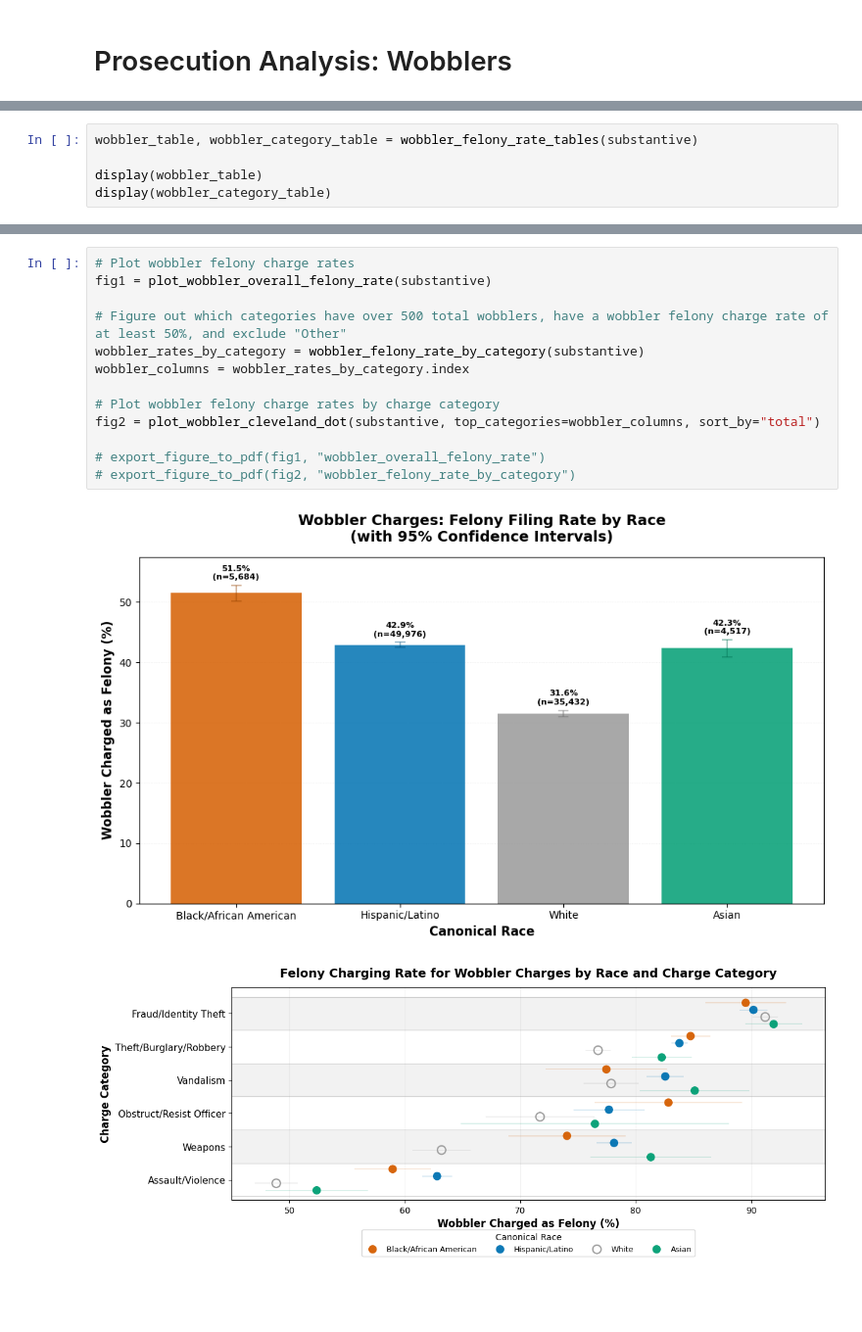
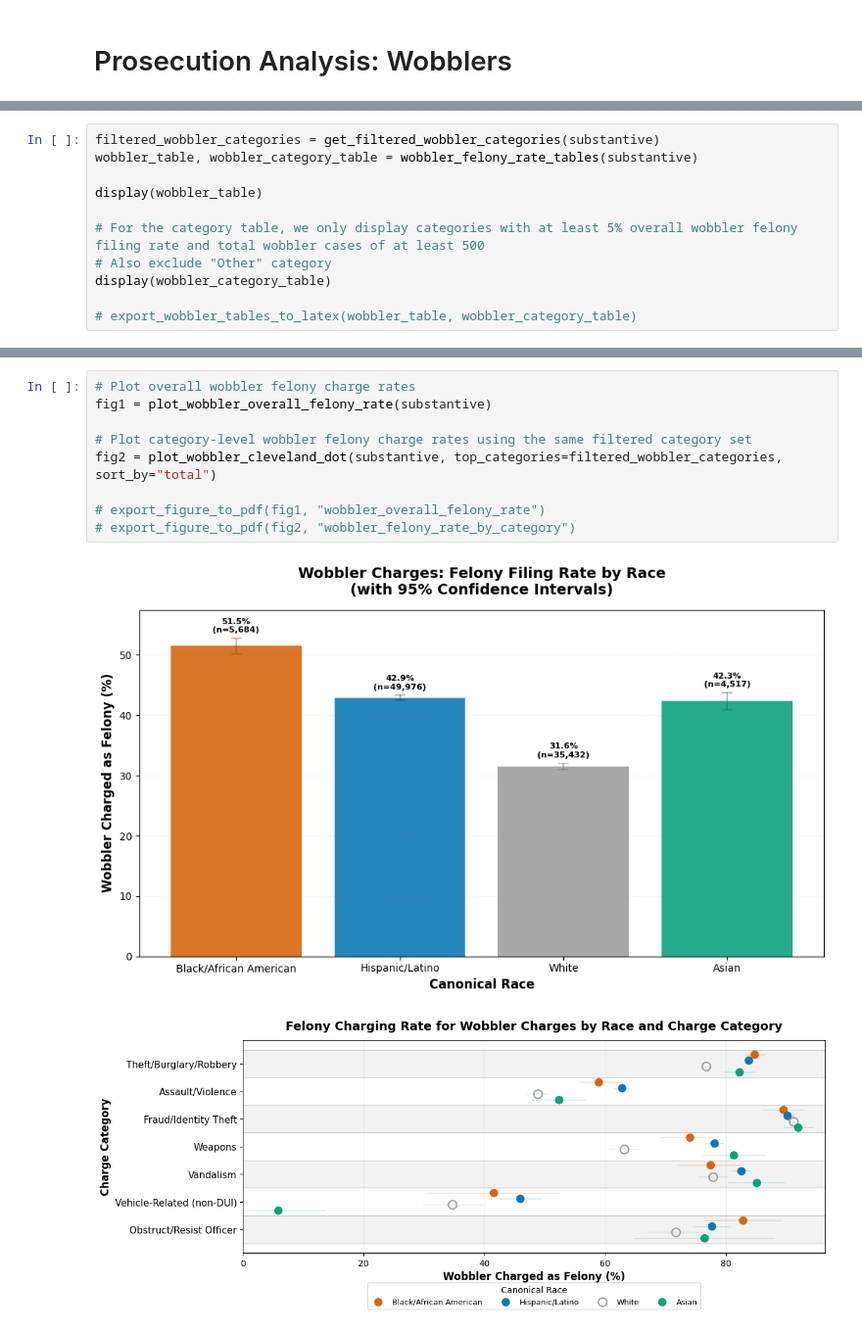
Before and after one commit to laurenbchu/honors-thesis, a Jupyter notebook: notebooks/analysis.ipynb, the cells around one changed output, grey strips where cells are left out. Shown at 98% size. Saved outputs shown, nothing was run; the diff lists cells and outputs as text; blank space fills up the shorter version.

Commit message:
Generated all tables and figures for latex export

```diff
--- a/notebooks/analysis.ipynb
+++ b/notebooks/analysis.ipynb
@@ -472,9 +445,15 @@ from table_utils import wobbler_felony_rate_tables, wobbler_felony_rate_by_categ
 from visualization_utils import plot_wobbler_overall_felony_rate, plot_wobbler_cleveland_dot
 # %%
+filtered_wobbler_categories = get_filtered_wobbler_categories(substantive)
 wobbler_table, wobbler_category_table = wobbler_felony_rate_tables(substantive)
 
 display(wobbler_table)
+
+# For the category table, we only display categories with at least 5% overall wobbler felony filing rate and total wobbler cases of at least 500
+# Also exclude "Other" category
 display(wobbler_category_table)
+
+# export_wobbler_tables_to_latex(wobbler_table, wobbler_category_table)
 # %% [output]
 |  | Total Wobblers | Filed as Felony | Filed as Misdemeanor | Felony Rate (%) [95% CI] |
 | Canonical Race |  |  |  |  |
@@ -504,16 +483,12 @@ display(wobbler_category_table)
 # %%
-# Plot wobbler felony charge rates
+# Plot overall wobbler felony charge rates
 fig1 = plot_wobbler_overall_felony_rate(substantive)
 
-# Figure out which categories have over 500 total wobblers, have a wobbler felony charge rate of at least 50%, and exclude "Other"
-wobbler_rates_by_category = wobbler_felony_rate_by_category(substantive)
-wobbler_columns = wobbler_rates_by_category.index
-
-# Plot wobbler felony charge rates by charge category
-fig2 = plot_wobbler_cleveland_dot(substantive, top_categories=wobbler_columns, sort_by="total")
+# Plot category-level wobbler felony charge rates using the same filtered category set
+fig2 = plot_wobbler_cleveland_dot(substantive, top_categories=filtered_wobbler_categories, sort_by="total")
 
 # export_figure_to_pdf(fig1, "wobbler_overall_felony_rate")
 # export_figure_to_pdf(fig2, "wobbler_felony_rate_by_category")
 # %% [output]
 [figure]
-[figure, old version]
+[figure, new version]
```
Also changed, not shown: parts of 24 cells of this notebook, 20 other files.
